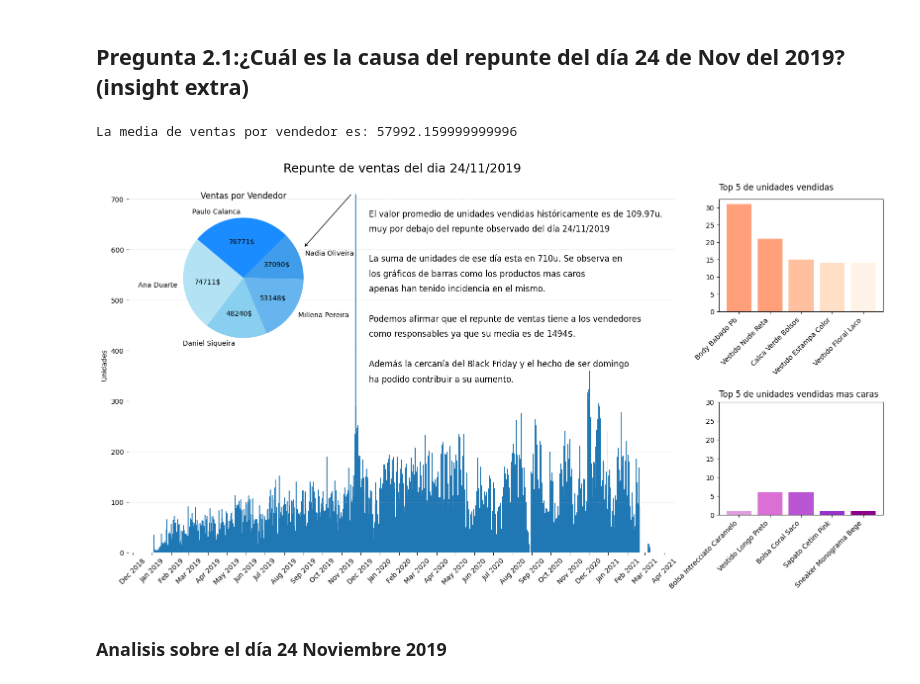
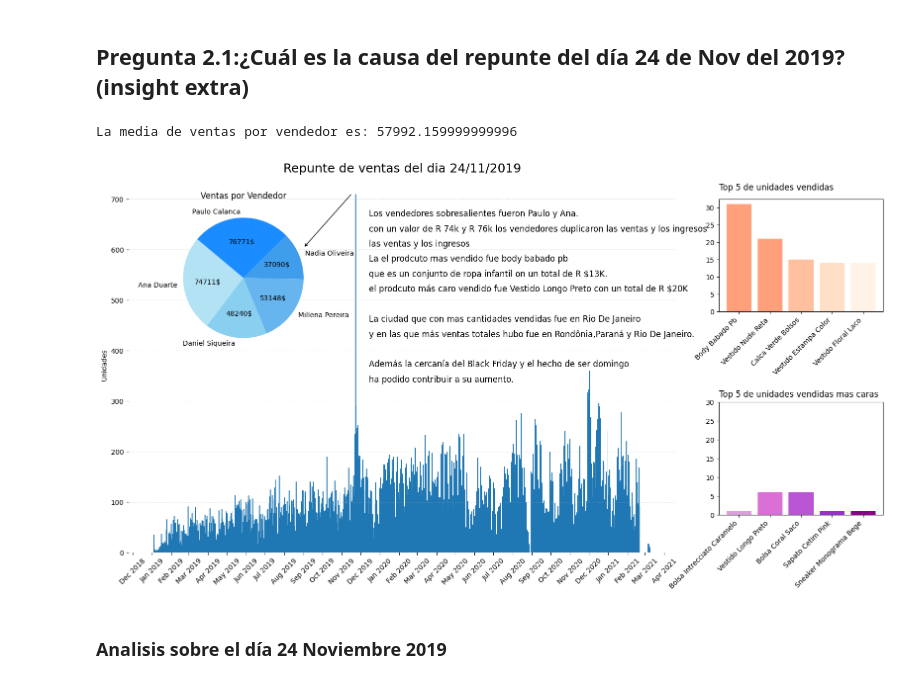
Before and after one commit to GabrielChavezC/Store_Sales_Analysis_SQL, a Jupyter notebook: Store_Sales_Analysis_SQL.ipynb, the cells around one changed output. Saved outputs shown, nothing was run; the diff lists cells and outputs as text; code cells hidden in the pictures.

```diff
--- a/Store_Sales_Analysis_SQL.ipynb
+++ b/Store_Sales_Analysis_SQL.ipynb
@@ -831,15 +831,28 @@ ax_text = ax.twinx()
 ax_text.axis('off')
 ax_text.text(1.08, 0.97, 'Top 5 de unidades vendidas', transform=ax_text.transAxes, va='center', ha='left', fontsize='12')
 ax_text.text(1.08, 0.42, f'Top 5 de unidades vendidas mas caras', transform=ax_text.transAxes, va='center', ha='left', fontsize='12')
-ax_text.text(0.44, 0.90, f'El valor promedio de unidades vendidas históricamente es de {media_unidades}u. ', transform=ax_text.transAxes, va='center', ha='left', fontsize='12')
-ax_text.text(0.44, 0.86, f'muy por debajo del repunte observado del día 24/11/2019', transform=ax_text.transAxes, va='center', ha='left', fontsize='12')
+ax_text.text(0.44, 0.90, f'Los vendedores sobresalientes fueron Paulo y Ana. ', transform=ax_text.transAxes, va='center', ha='left', fontsize='12')
+#$\\bf{R \\$4M}$
+ax_text.text(0.44, 0.86, f'con un valor de R 74k y R 76k los vendedores duplicaron las ventas y los ingresos', transform=ax_text.transAxes, va='center', ha='left', fontsize='12')
+ax_text.text(0.44, 0.82, f'las ventas y los ingresos', transform=ax_text.transAxes, va='center', ha='left', fontsize='12')
+#ax_text.text(0.44, 0.90, f'El valor promedio de unidades vendidas históricamente es de {media_unidades}u. ', transform=ax_text.transAxes, va='center', ha='left', fontsize='12')
+#ax_text.text(0.44, 0.86, f'muy por debajo del repunte observado del día 24/11/2019', transform=ax_text.transAxes, va='center', ha='left', fontsize='12')
 ax_text.text(0.44, 0.82, f'', transform=ax_text.transAxes, va='center', ha='left', fontsize='12')
-ax_text.text(0.44, 0.78, f'La suma de unidades de ese día esta en {suma_unidades}u. Se observa en ', transform=ax_text.transAxes, va='center', ha='left', fontsize='12')
-ax_text.text(0.44, 0.74, f'los gráficos de barras como los productos mas caros', transform=ax_text.transAxes, va='center', ha='left', fontsize='12')
-ax_text.text(0.44, 0.70, f'apenas han tenido incidencia en el mismo.', transform=ax_text.transAxes, va='center', ha='left', fontsize='12')
+
+ax_text.text(0.44, 0.78, f'La el prodcuto mas vendido fue body babado pb ', transform=ax_text.transAxes, va='center', ha='left', fontsize='12')
+ax_text.text(0.44, 0.74, f'que es un conjunto de ropa infantil on un total de R $13K.', transform=ax_text.transAxes, va='center', ha='left', fontsize='12')
+ax_text.text(0.44, 0.70, f'el prodcuto más caro vendido fue Vestido Longo Preto con un total de R $20K', transform=ax_text.transAxes, va='center', ha='left', fontsize='12')
+
+#ax_text.text(0.44, 0.78, f'La suma de unidades de ese día esta en {suma_unidades}u. Se observa en ', transform=ax_text.transAxes, va='center', ha='left', fontsize='12')
+#ax_text.text(0.44, 0.74, f'los gráficos de barras como los productos mas caros', transform=ax_text.transAxes, va='center', ha='left', fontsize='12')
+#ax_text.text(0.44, 0.70, f'apenas han tenido incidencia en el mismo.', transform=ax_text.transAxes, va='center', ha='left', fontsize='12')
 ax_text.text(0.44, 0.66, f'', transform=ax_text.transAxes, va='center', ha='left', fontsize='12')
-ax_text.text(0.44, 0.62, f'Podemos afirmar que el repunte de ventas tiene a los vendedores', transform=ax_text.transAxes, va='center', ha='left', fontsize='12')
-ax_text.text(0.44, 0.58, f'como responsables ya que su media es de 1494$.', transform=ax_text.transAxes, va='center', ha='left', fontsize='12')
+
+ax_text.text(0.44, 0.62, f'La ciudad que con mas cantidades vendidas fue en Rio De Janeiro', transform=ax_text.transAxes, va='center', ha='left', fontsize='12')
+ax_text.text(0.44, 0.58, f'y en las que más ventas totales hubo fue en Rondônia,Paraná y Rio De Janeiro.', transform=ax_text.transAxes, va='center', ha='left', fontsize='12')
+
+#ax_text.text(0.44, 0.62, f'Podemos afirmar que el repunte de ventas tiene a los vendedores', transform=ax_text.transAxes, va='center', ha='left', fontsize='12')
+#ax_text.text(0.44, 0.58, f'como responsables ya que su media es de 1494$.', transform=ax_text.transAxes, va='center', ha='left', fontsize='12')
 ax_text.text(0.44, 0.54, f'', transform=ax_text.transAxes, va='center', ha='left', fontsize='12')
 ax_text.text(0.44, 0.50, f'Además la cercanía del Black Friday y el hecho de ser domingo', transform=ax_text.transAxes, va='center', ha='left', fontsize='12')
 ax_text.text(0.44, 0.46, f'ha podido contribuir a su aumento.', transform=ax_text.transAxes, va='center', ha='left', fontsize='12')
@@ -854,34 +867,34 @@ bar_ax = ax.inset_axes([1.08, 0.64, 0.3, 0.3])  # Posición y tamaño del gráfi
 bar_ax.bar(range(len(top_5_productos['producto'])), top_5_productos['cantidad_total'], color=colors)
 # Asignar los nombres de los productos como etiquetas del eje x
 bar_ax.set_xticks(range(len(top_5_productos['producto'])))
 bar_ax.set_xticklabels(top_5_productos['producto'], rotation=45, ha='right')
 
 # Crear un nuevo eje para el gráfico de barras
 bar_ax = ax.inset_axes([1.08, 0.10, 0.3, 0.3])  # Posición y tamaño del gráfico de barras
 # Dibujar el gráfico de barras verticales
 bar_ax.bar(range(len(df_productos_5_caros['producto'])), df_productos_5_caros['cantidad_total'], color=colores_caros)
 # Asignar los nombres de los productos como etiquetas del eje x
 bar_ax.set_xticks(range(len(df_productos_5_caros['producto'])))
 bar_ax.set_xticklabels(df_productos_5_caros['producto'], rotation=45, ha='right')
 #bar_ax.set_ylabel('Top productos mas caros')
 
 # Ajustar el límite del eje y para que llegue hasta 30
 bar_ax.set_ylim(0, 30)
 
 # Crear un gráfico de pastel con los totales de ventas por vendedor
 pie_ax = ax.inset_axes([0.01, 0.53, 0.4, 0.4])  # Posición y tamaño del gráfico de pastel
 pie_ax.pie(df_vendedores['Total_neto'], labels=df_vendedores['nombre_vendedor'], autopct=lambda p: f'{p * sum(df_vendedores["Total_neto"]) / 100:.0f}$', startangle=140, colors=colores_vendedores)
 pie_ax.set_title('Ventas por Vendedor')
 
 # Añadir la flecha desde el gráfico de pastel
 pie_ax.annotate('', xy=(1, 0.5), xytext=(1.8, 1.4), arrowprops=dict(facecolor='black', arrowstyle='->'))
 plt.tight_layout()
 
 # Mostrar el gráfico
 plt.show()
 # %% [output]
 La media de ventas por vendedor es: 57992.159999999996
-[figure, old version]
+[figure, new version]
 # %% [markdown]
 ### Analisis sobre el día 24 Noviembre 2019
 # %%
```
Also changed, not shown: parts of 11 cells of this notebook.
